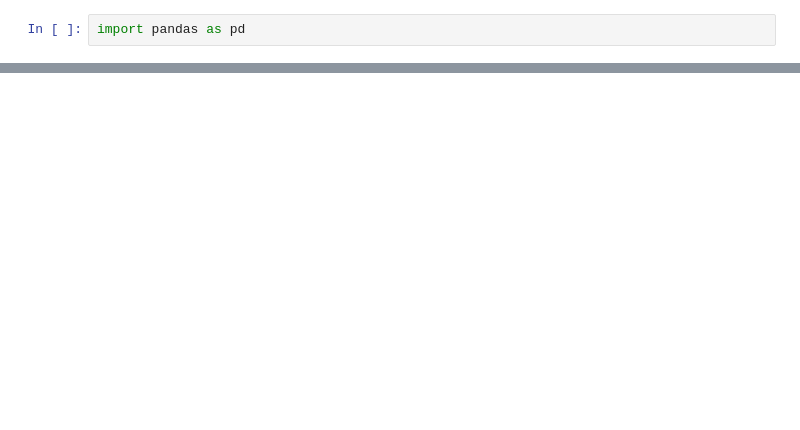
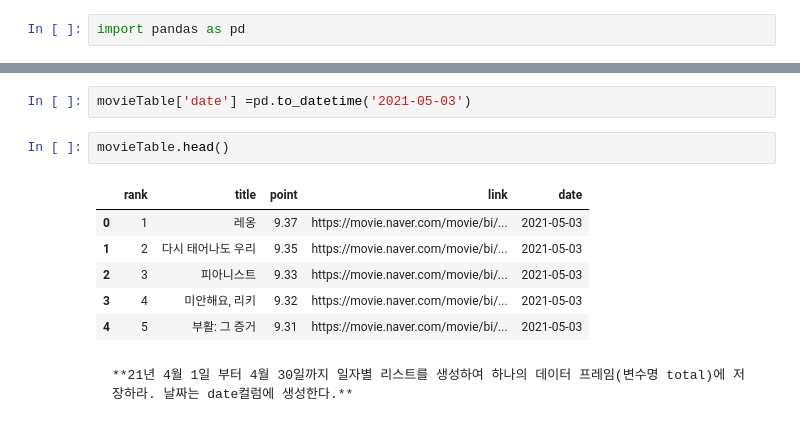
Before and after one commit to hyunnybbb/book, a Jupyter notebook: _sources/dataset/03_dataq/crawlingMain.ipynb, the cells around one changed output, grey strips where cells are left out. Cells and saved outputs as stored; diff of their text form; blank space fills up the shorter version.

````diff
--- a/_sources/dataset/03_dataq/crawlingMain.ipynb
+++ b/_sources/dataset/03_dataq/crawlingMain.ipynb
@@ -139,0 +145,15 @@ movieTable.head(5)
+# %%
+movieTable['date'] =pd.to_datetime('2021-05-03')
+# %%
+movieTable.head()
+# %% [output]
+|  | rank | title | point | link | date |
+| 0 | 1 | 레옹 | 9.37 | https://movie.naver.com/movie/bi/... | 2021-05-03 |
+| 1 | 2 | 다시 태어나도 우리 | 9.35 | https://movie.naver.com/movie/bi/... | 2021-05-03 |
+| 2 | 3 | 피아니스트 | 9.33 | https://movie.naver.com/movie/bi/... | 2021-05-03 |
+| 3 | 4 | 미안해요, 리키 | 9.32 | https://movie.naver.com/movie/bi/... | 2021-05-03 |
+| 4 | 5 | 부활: 그 증거 | 9.31 | https://movie.naver.com/movie/bi/... | 2021-05-03 |
+# %% [markdown]
+```{admonition} Question 5
+**21년 4월 1일 부터 4월 30일까지 일자별 리스트를 생성하여 하나의 데이터 프레임(변수명 total)에 저장하라. 날짜는 date컬럼에 생성한다.**
+```
````
Also changed, not shown: parts of 20 cells of this notebook, 5 other files.
